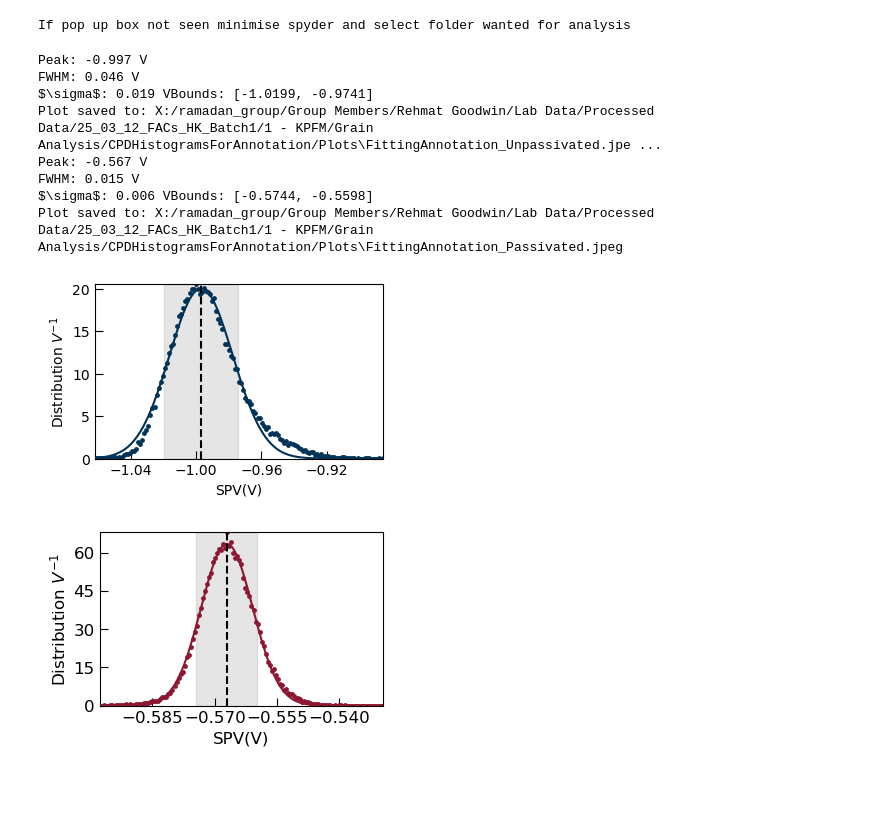
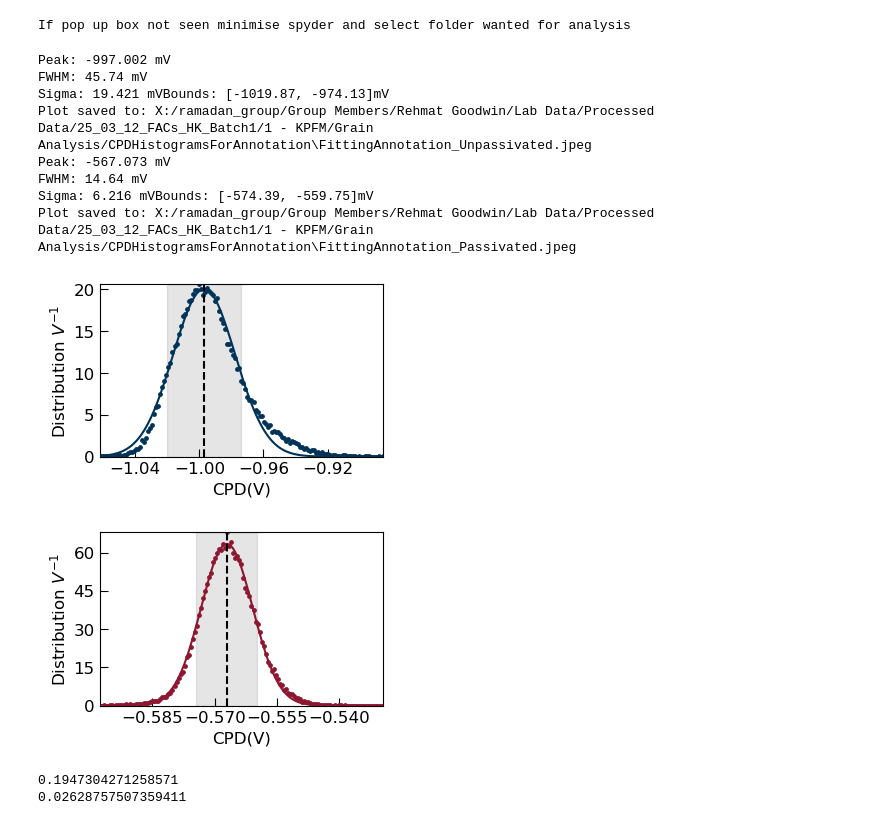
Before and after one commit to RamadanLab/KPFM_processing, a Jupyter notebook: SpreadAnalysis.ipynb, the cells around one changed output. Saved outputs shown, nothing was run; the diff lists cells and outputs as text; code cells hidden in the pictures; blank space fills up the shorter version.

```diff
--- a/SpreadAnalysis.ipynb
+++ b/SpreadAnalysis.ipynb
@@ -151,11 +151,11 @@ def multi_gaussian_folder(file_path, rows, linecolour, name):
     max_raw=np.max(x_data)
     mean_raw=np.mean(x_data)
     #x_fit= np.linspace(np.min(x_data), np.max(x_data), 1000000)
-    popt, _ = curve_fit(multi_gaussian, x_data, y_data, p0=initial_guess, maxfev=100000000)
+    popt, pcov = curve_fit(multi_gaussian, x_data, y_data, p0=initial_guess, maxfev=100000000)
     y_fit=multi_gaussian(x_data,*popt)
     peak_index_max=np.argmax(y_fit)
     x_peak_centre=x_data[peak_index_max]
-
+    perr=np.sqrt(np.diag(pcov))
     #For finding min and max *i.e. either side of the peaks.
     # Extract Gaussian parameters
     gaussians = []
@@ -178,10 +178,10 @@ def multi_gaussian_folder(file_path, rows, linecolour, name):
 
     # Optional: print for debugging
     # 3. Create the summary text for the plot
-    statistics=(f"Peak: {highest['cen']:.3f} V\n"
-              f"FWHM: {fwhm:.3f} V\n"
-              f"$\sigma$: {sigma:.3f} V"
-              f"Bounds: [{x_left:.4f}, {x_right:.4f}]")
+    statistics=(f"Peak: {highest['cen']*1000:.3f} mV\n"
+              f"FWHM: {fwhm*1000:.2f} mV\n"
+              f"Sigma: {sigma*1000:.3f} mV"
+              f"Bounds: [{x_left*1000:.2f}, {x_right*1000:.2f}]mV")
     print(statistics)
     if n_peaks is not None:
 
@@ -196,7 +196,7 @@ def multi_gaussian_folder(file_path, rows, linecolour, name):
                 verticalalignment='top', horizontalalignment='right',
                 facecolor='white', alpha=0.8, edgecolour=None,
                 fontweight='bold', fontsize=10)'''
-        ax.set_xlabel("SPV(V)")
+        ax.set_xlabel("CPD(V)")
         ax.set_ylabel("Distribution $V^{-1}$")
         ax.autoscale()
         #plt.legend()
@@ -207,24 +207,30 @@ def multi_gaussian_folder(file_path, rows, linecolour, name):
     #Uncomment for file saving
     fig=plt.gcf()
     save_plot_to_folder(fig,save_path,filename=f'FittingAnnotation_{name}.jpeg')
-    return x_data, y_data, y_fit, statistics
+    return x_data, y_data, y_fit, statistics, perr
     plt.show()
 # %%
 #Running all plots:
 
-unpass_x, unpass_y, unpass_fit,unpass_stats = multi_gaussian_folder(file_path_unpassivated, rows=3, linecolour=GI_U_color, name="Unpassivated")
-pass_x, pass_y, pass_fit,pass_stats = multi_gaussian_folder(file_path_passivated, rows=3, linecolour=GI_P_color, name="Passivated")
+unpass_x, unpass_y, unpass_fit,unpass_stats, perr_unpass = multi_gaussian_folder(file_path_unpassivated, rows=3, linecolour=GI_U_color, name="Unpassivated")
+pass_x, pass_y, pass_fit,pass_stats, perr_pass = multi_gaussian_folder(file_path_passivated, rows=3, linecolour=GI_P_color, name="Passivated")
 # %% [output]
-Peak: -0.997 V
-FWHM: 0.046 V
-$\sigma$: 0.019 VBounds: [-1.0199, -0.9741]
-Plot saved to: X:/ramadan_group/Group Members/Rehmat Goodwin/Lab Data/Processed Data/25_03_12_FACs_HK_Batch1/1 - KPFM/Grain Analysis/CPDHistogramsForAnnotation/Plots\FittingAnnotation_Unpassivated.jpe ...
-Peak: -0.567 V
-FWHM: 0.015 V
-$\sigma$: 0.006 VBounds: [-0.5744, -0.5598]
-Plot saved to: X:/ramadan_group/Group Members/Rehmat Goodwin/Lab Data/Processed Data/25_03_12_FACs_HK_Batch1/1 - KPFM/Grain Analysis/CPDHistogramsForAnnotation/Plots\FittingAnnotation_Passivated.jpeg
+Peak: -997.002 mV
+FWHM: 45.74 mV
+Sigma: 19.421 mVBounds: [-1019.87, -974.13]mV
+Plot saved to: X:/ramadan_group/Group Members/Rehmat Goodwin/Lab Data/Processed Data/25_03_12_FACs_HK_Batch1/1 - KPFM/Grain Analysis/CPDHistogramsForAnnotation\FittingAnnotation_Unpassivated.jpeg
+Peak: -567.073 mV
+FWHM: 14.64 mV
+Sigma: 6.216 mVBounds: [-574.39, -559.75]mV
+Plot saved to: X:/ramadan_group/Group Members/Rehmat Goodwin/Lab Data/Processed Data/25_03_12_FACs_HK_Batch1/1 - KPFM/Grain Analysis/CPDHistogramsForAnnotation\FittingAnnotation_Passivated.jpeg
-[figure, old version]
+[figure, new version]
-[figure, old version]
+[figure, new version]
+# %%
+print(perr_unpass[2]*1000)
+print(perr_pass[2]*1000)
+# %% [output]
+0.1947304271258571
+0.02628757507359411
 # %%
 unpass_x_mV=[round(x*1000,4) if not np.isnan(x) else np.nan for x in unpass_x]
 pass_x_mV=[round(x*1000,4) if not np.isnan(x) else np.nan for x in pass_x]
```
Also changed, not shown: parts of 1 cell of this notebook, 2 other files.
